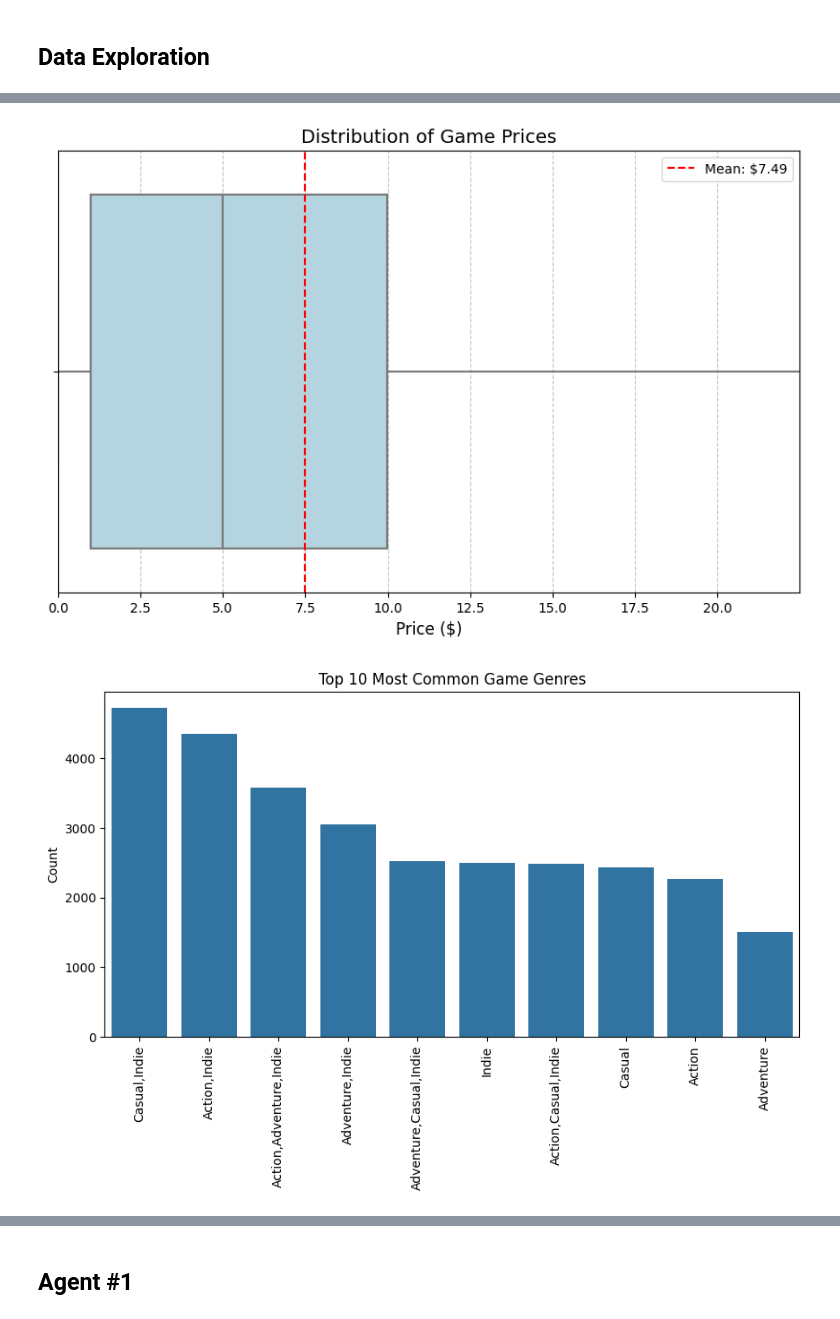
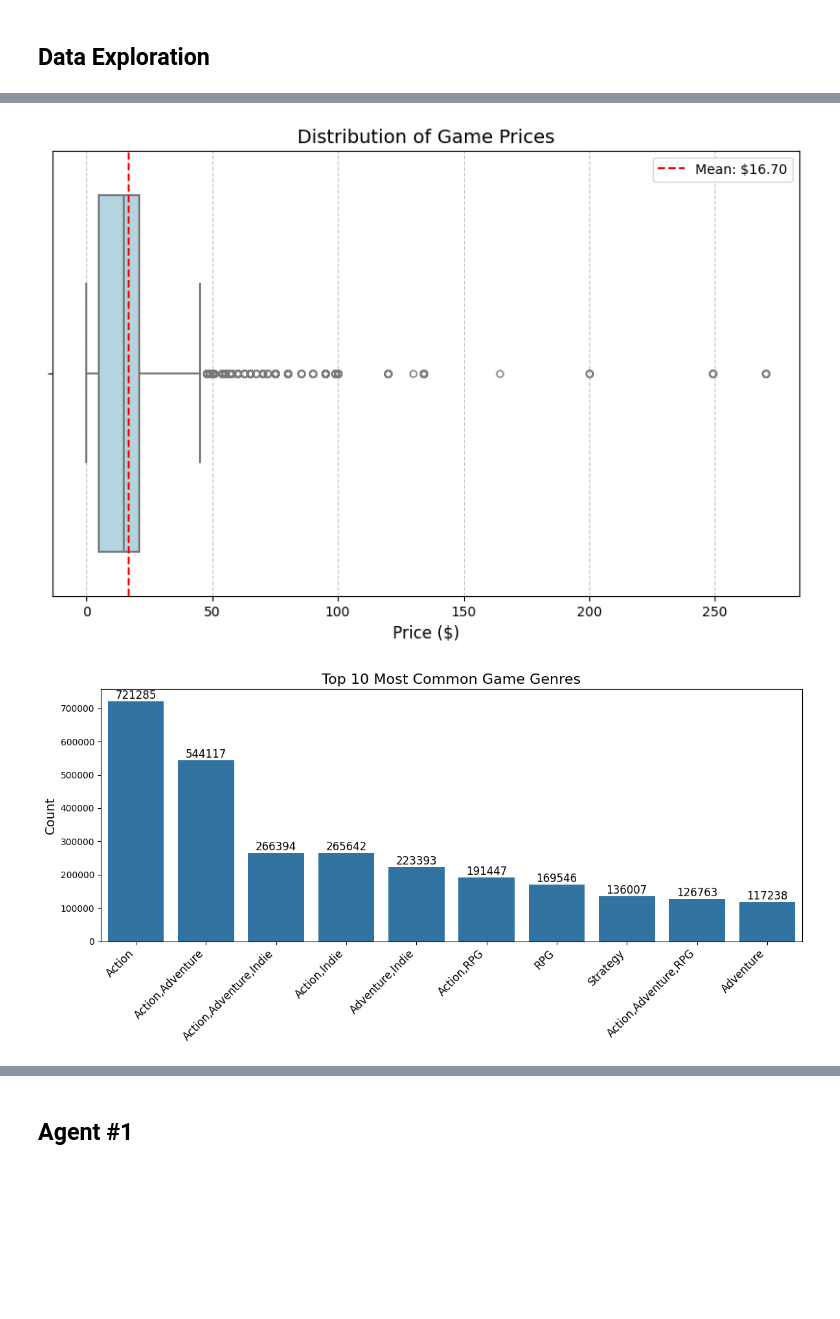
Before and after one commit to derricknguyen12/cse150a_project, a Jupyter notebook: proj.ipynb, the cells around one changed output, grey strips where cells are left out. Drawn from its saved outputs; the diff is of its cells as text; code cells hidden in the pictures; blank space fills up the shorter version.

```diff
--- a/proj.ipynb
+++ b/proj.ipynb
@@ -5,7 +5,7 @@ import seaborn as sns
 from collections import Counter
 # %%
 games = pd.read_parquet("hf://datasets/FronkonGames/steam-games-dataset/data/train-00000-of-00001-e2ed184370a06932.parquet")
-recommendations = pd.read_csv("/Users/amelialei/Downloads/recommendations.csv")
+recommendations = pd.read_csv("/Users/derricknguyen69/Downloads/recommendations.csv")
 # %%
 games.head(5)
 # %% [output]
@@ -320,27 +333,32 @@ plt.show()
 # %%
 # 3. Boxplot of Game Prices
 plt.figure(figsize=(10, 6))
-sns.boxplot(x=games['Price'], color="lightblue", fliersize=5, linewidth=1.5)
+sns.boxplot(x=merged_df['Price'], color="lightblue", fliersize=5, linewidth=1.5)
 plt.grid(True, axis='x', linestyle='--', alpha=0.7)
-mean_price = games['Price'].mean()
+mean_price = merged_df['Price'].mean()
 plt.axvline(mean_price, color='red', linestyle='--', label=f'Mean: ${mean_price:.2f}')
 plt.xlabel("Price ($)", fontsize=12)
 plt.title("Distribution of Game Prices", fontsize=14)
-plt.xlim(0, games['Price'].quantile(0.95))
+# plt.xlim(0, merged_df['Price'].quantile(0.95))
 plt.legend()
 plt.show()
 # %% [output]
-[figure, old version]
+[figure, new version]
 # %%
 # 4. Top Genres Distribution
-all_genres = [genre for sublist in games['Genres'].dropna().str.split(';') for genre in sublist]
+all_genres = [genre for sublist in merged_df['Genres'].dropna().str.split(';') for genre in sublist]
 top_genres = dict(Counter(all_genres).most_common(10))
 
-plt.figure(figsize=(10, 5))
+plt.figure(figsize=(12, 6))
 sns.barplot(x=list(top_genres.keys()), y=list(top_genres.values()))
-plt.xticks(rotation=90)
-plt.ylabel("Count")
-plt.title("Top 10 Most Common Game Genres")
+
+for index, value in enumerate(top_genres.values()):
+    plt.text(index, value + 0.1, str(value), ha='center', va='bottom', fontsize=12)
+
+plt.xticks(rotation=45, ha='right', fontsize=12)
+plt.ylabel("Count", fontsize=14)
+plt.title("Top 10 Most Common Game Genres", fontsize=16)
+plt.tight_layout()
 plt.show()
 # %% [output]
-[figure, old version]
+[figure, new version]
```
Also changed, not shown: parts of 17 cells of this notebook.
